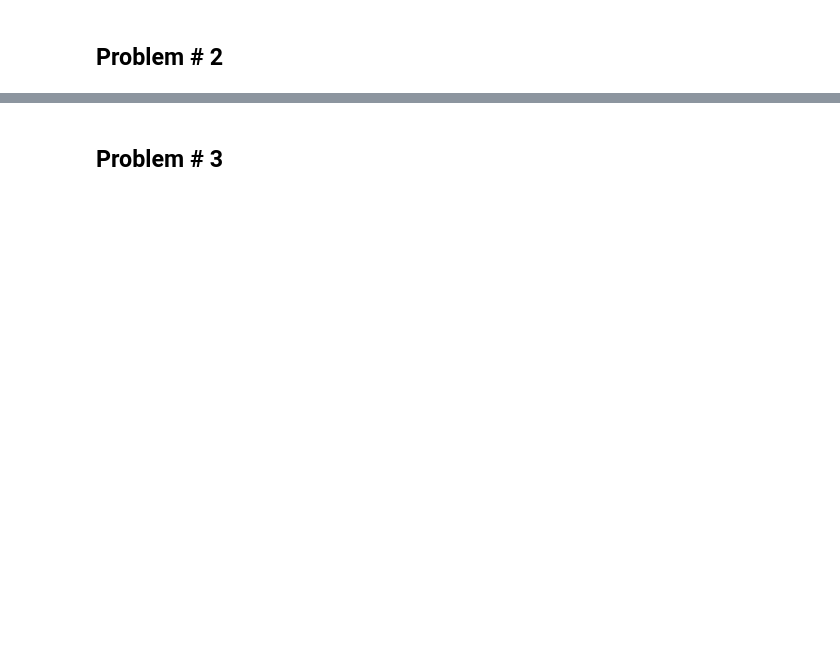
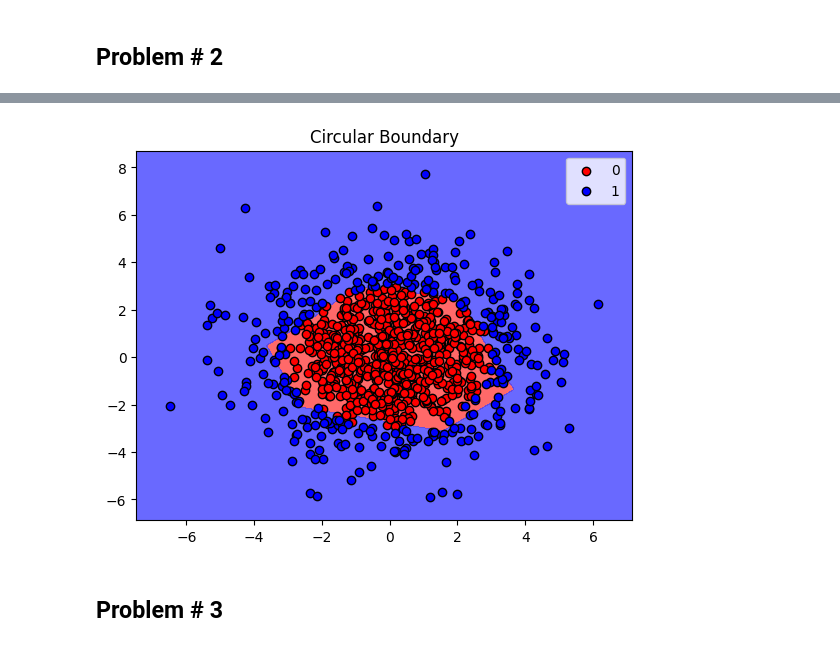
Before and after one commit to sulissss/Deep-Learning-From-Scratch, a Jupyter notebook: Part 1 - Neural Networks/26100350_PA1_1.ipynb, the cells around one changed output, grey strips where cells are left out. Cells and saved outputs as stored; diff of their text form; code cells hidden in the pictures; blank space fills up the shorter version.

```diff
--- a/Part 1 - Neural Networks/26100350_PA1_1.ipynb
+++ b/Part 1 - Neural Networks/26100350_PA1_1.ipynb
@@ -433,0 +417,4 @@ mlp1.train(X, y, epochs=8)
+# %%
+# Code here
+train_and_evaluate_results(2, [2, 4, 1], 'relu', 90)
+# %% [output]
@@ -434,3 +433,4 @@ mlp1.train(X, y, epochs=8)
+[figure, added]
 # %% [markdown]
 ## Problem # 3
 # %%
```
Also changed, not shown: parts of 11 cells of this notebook.
